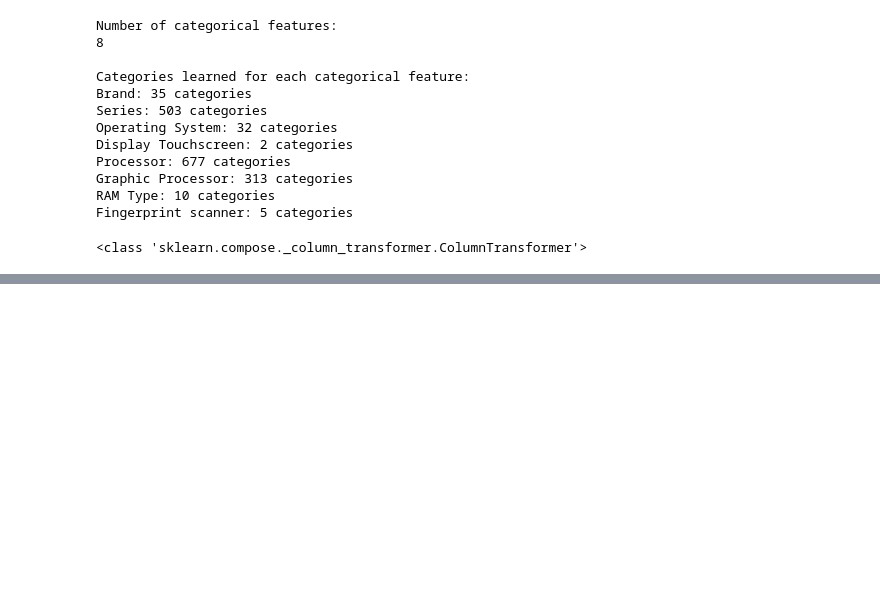
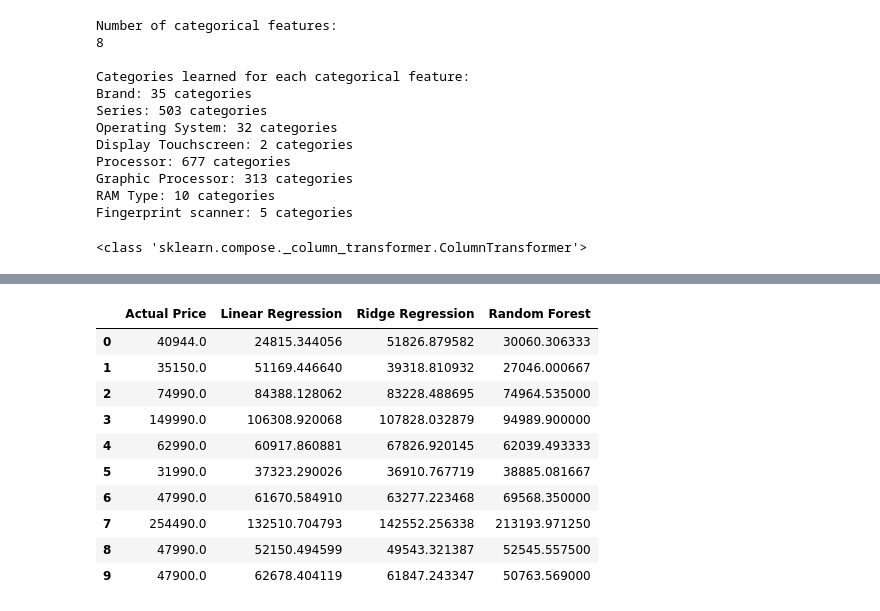
Before and after one commit to Sandeep-060/LaptopWise, a Jupyter notebook: notebooks/05_ml_pipeline.ipynb, the cells around one changed output, grey strips where cells are left out. Cells and saved outputs as stored; diff of their text form; code cells hidden in the pictures; blank space fills up the shorter version.

Commit message:
experimenting with candidate models

```diff
--- a/notebooks/05_ml_pipeline.ipynb
+++ b/notebooks/05_ml_pipeline.ipynb
@@ -304,0 +416,2 @@ print(type(preprocessor))
+# %%
+baseline_model.fit(X_train_transformed, y_train)
@@ -304,0 +480,11 @@ print(type(preprocessor))
+# %%
+trained_models = {}
+
+for name, model in models.items():
+    print(f"Training {name}...")
+
+    model.fit(X_train_transformed, y_train)
+
+    trained_models[name] = model
+
+    print(f"{name} training complete.\n")
@@ -304,0 +503,5 @@ print(type(preprocessor))
+# %%
+print("Number of trained models:", len(trained_models))
+
+for name, model in trained_models.items():
+    print(name, "→", type(model).__name__)
@@ -304,0 +514,10 @@ print(type(preprocessor))
+# %%
+predictions = {}
+
+for name, model in trained_models.items():
+    predictions[name] = model.predict(X_test_transformed)
+
+    print(f"{name}:")
+    print("  Predictions:", len(predictions[name]))
+    print("  First 5:", predictions[name][:5])
+    print()
@@ -304,0 +544,21 @@ print(type(preprocessor))
+# %%
+comparison = pd.DataFrame({
+    "Actual Price": y_test.values,
+    "Linear Regression": predictions["Linear Regression"],
+    "Ridge Regression": predictions["Ridge Regression"],
+    "Random Forest": predictions["Random Forest"]
+})
+
+comparison.head(10)
+# %% [output]
+|  | Actual Price | Linear Regression | Ridge Regression | Random Forest |
+| 0 | 40944.0 | 24815.344056 | 51826.879582 | 30060.306333 |
+| 1 | 35150.0 | 51169.446640 | 39318.810932 | 27046.000667 |
+| 2 | 74990.0 | 84388.128062 | 83228.488695 | 74964.535000 |
+| 3 | 149990.0 | 106308.920068 | 107828.032879 | 94989.900000 |
+| 4 | 62990.0 | 60917.860881 | 67826.920145 | 62039.493333 |
+| 5 | 31990.0 | 37323.290026 | 36910.767719 | 38885.081667 |
+| 6 | 47990.0 | 61670.584910 | 63277.223468 | 69568.350000 |
+| 7 | 254490.0 | 132510.704793 | 142552.256338 | 213193.971250 |
+| 8 | 47990.0 | 52150.494599 | 49543.321387 | 52545.557500 |
+| 9 | 47900.0 | 62678.404119 | 61847.243347 | 50763.569000 |
```
Also changed, not shown: parts of 35 cells of this notebook.
